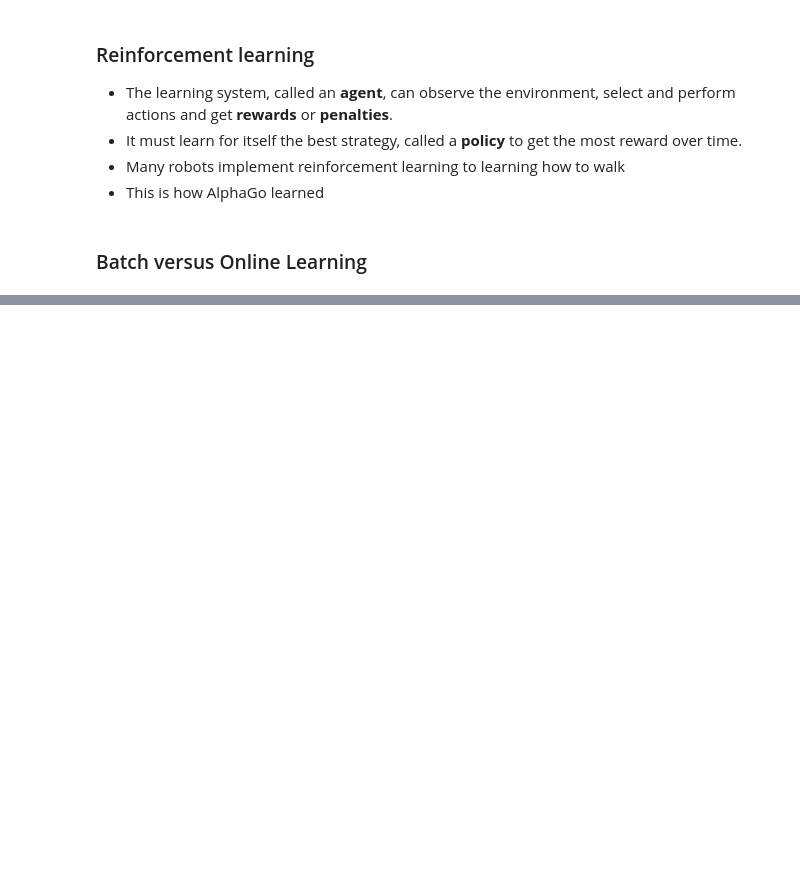
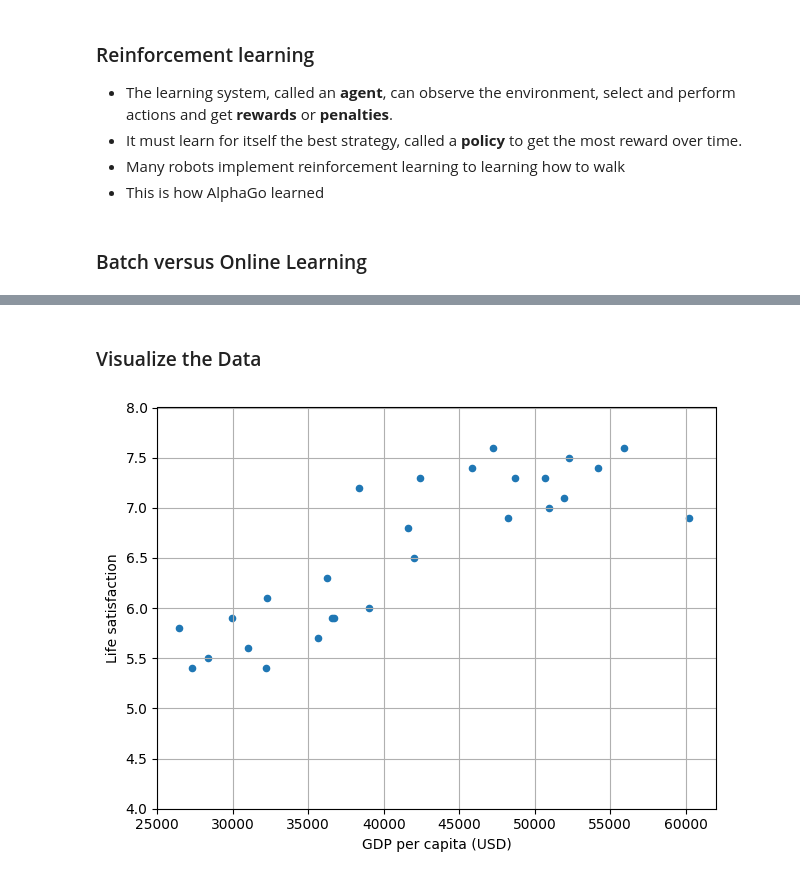
Before and after one commit to PaulToronto/Hands-On-Machine-Learning-with-Scikit-Learn-and-PyTorch, a Jupyter notebook: 1_The_Machine_Learning_Landscape.ipynb, the cells around one changed output, grey strips where cells are left out. Drawn from its saved outputs; the diff is of its cells as text; code cells hidden in the pictures; blank space fills up the shorter version.

```diff
--- a/1_The_Machine_Learning_Landscape.ipynb
+++ b/1_The_Machine_Learning_Landscape.ipynb
@@ -64,0 +112,5 @@ ML systems can be classified according to the amount and type of supervision the
+# %%
+data_url = 'https://raw.githubusercontent.com/ageron/data/refs/heads/main/lifesat/lifesat.csv'
+
+lifesat_data = pd.read_csv(data_url)
+lifesat_data.info()
@@ -64,0 +152,12 @@ ML systems can be classified according to the amount and type of supervision the
+# %% [markdown]
+### Visualize the Data
+# %%
+lifesat_data.plot(kind='scatter',
+                  x='GDP per capita (USD)',
+                  y='Life satisfaction',
+                  grid=True)
+plt.axis([25_000, 62_000, 4, 8])
+plt.tight_layout()
+plt.show()
+# %% [output]
+[figure, added]
```
Also changed, not shown: parts of 31 cells of this notebook.
